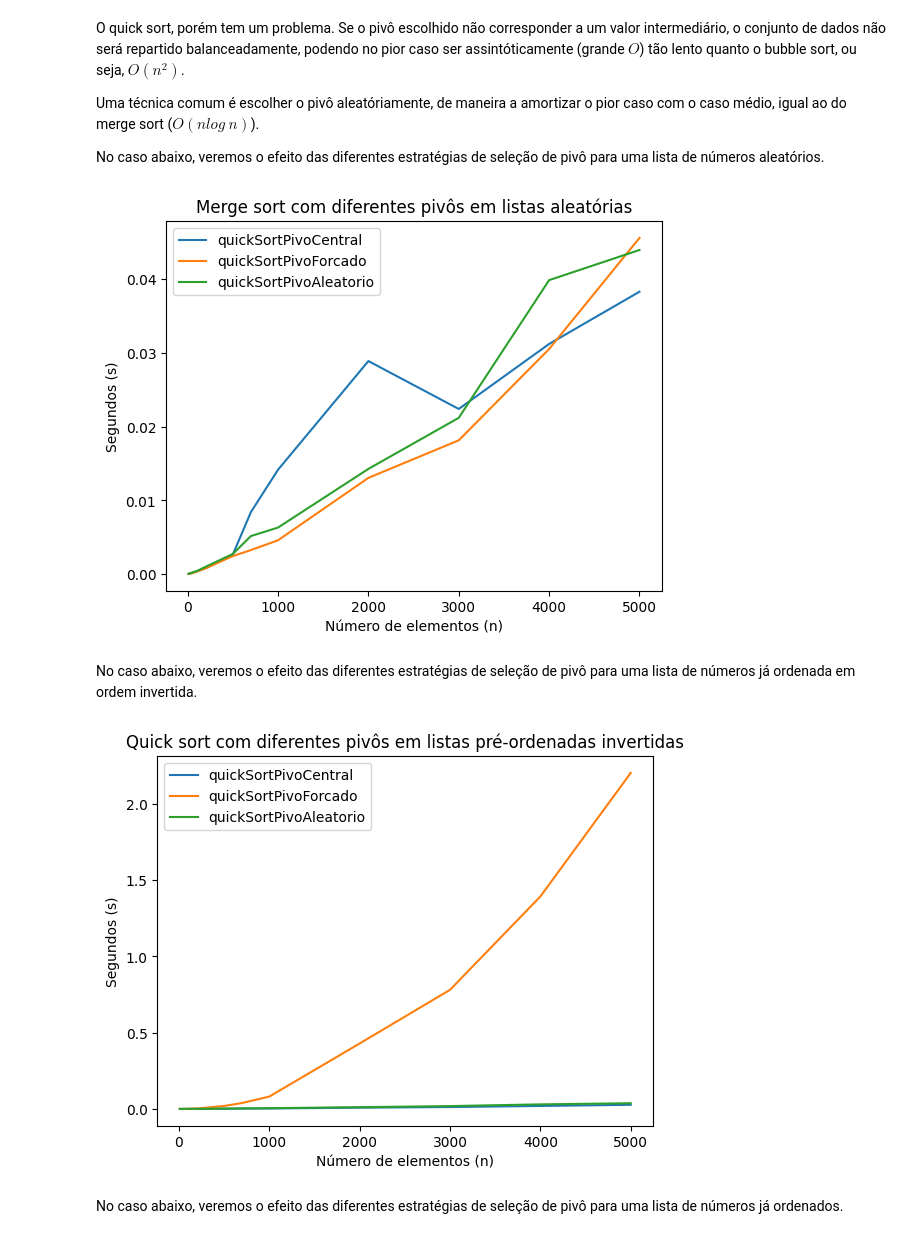
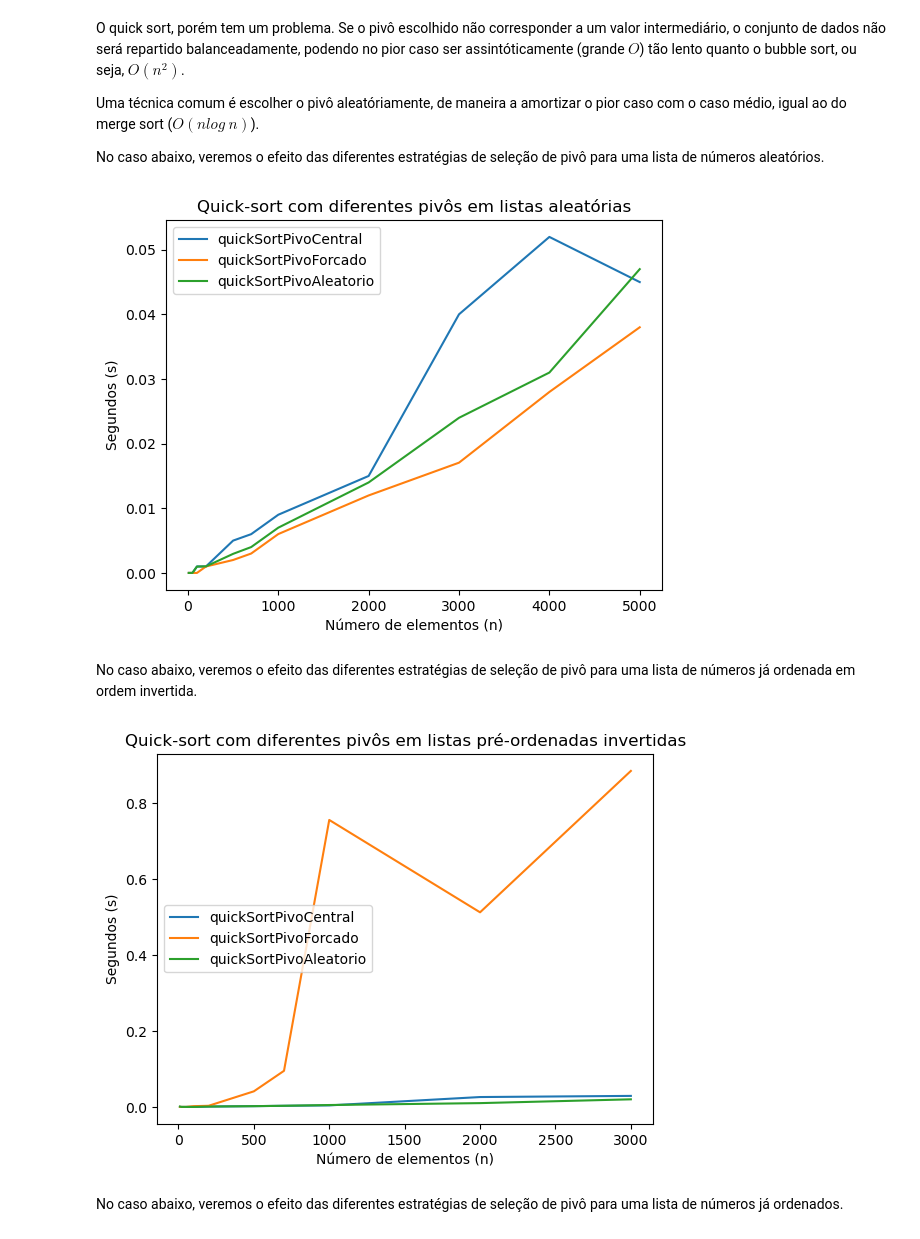
Before and after one commit to Gabrielcarvfer/Estrutura-de-dados-UnB, a Jupyter notebook: 06_ordenacao.ipynb, the cells around one changed output. Cells and saved outputs as stored; diff of their text form; code cells hidden in the pictures.

```diff
--- a/06_ordenacao.ipynb
+++ b/06_ordenacao.ipynb
@@ -54,7 +54,7 @@ def medeTempoEPlota(funcoes, listas_de_numeros, titulo, log=False):
                 raise Exception(f"Algo errado na implementação de {funcao.__name__}")
             t_fim = time.time()
             y.append(t_fim-t_inicio)
-        plt.plot(numeros_aleatorios, y, label=funcao.__name__)
+        plt.plot(numeros_aleatorios[:len(y)], y, label=funcao.__name__)
     plt.title(titulo)
     plt.ylabel("Segundos (s)")
     if log:
@@ -440,25 +440,25 @@ medeTempoEPlota(
      quickSortPivoAleatorio,
      ],
     listas_aleatorias,
-    "Merge sort com diferentes pivôs em listas aleatórias"
+    "Quick-sort com diferentes pivôs em listas aleatórias"
 )
 # %% [output]
-[figure, old version]
+[figure, new version]
 # %% [markdown]
 No caso abaixo, veremos o efeito das diferentes estratégias de seleção de pivô para uma lista de números já ordenada em ordem invertida.
 # %%
-import sys
-sys.setrecursionlimit(10000)
+#import sys
+#sys.setrecursionlimit(10000)
 medeTempoEPlota(
     [quickSortPivoCentral,
      quickSortPivoForcado, # Pior caso vai ter recursão super profunda
      quickSortPivoAleatorio,
      ],
-    listas_invertidas,
-    "Quick sort com diferentes pivôs em listas pré-ordenadas invertidas"
+    listas_invertidas[:-2],# evitando listas grandes para não precisar mexer no limite da recursão
+    "Quick-sort com diferentes pivôs em listas pré-ordenadas invertidas"
 )
 # %% [output]
-[figure, old version]
+[figure, new version]
 # %% [markdown]
 No caso abaixo, veremos o efeito das diferentes estratégias de seleção de pivô para uma lista de números já ordenados.
 # %%
```
Also changed, not shown: parts of 7 cells of this notebook.
